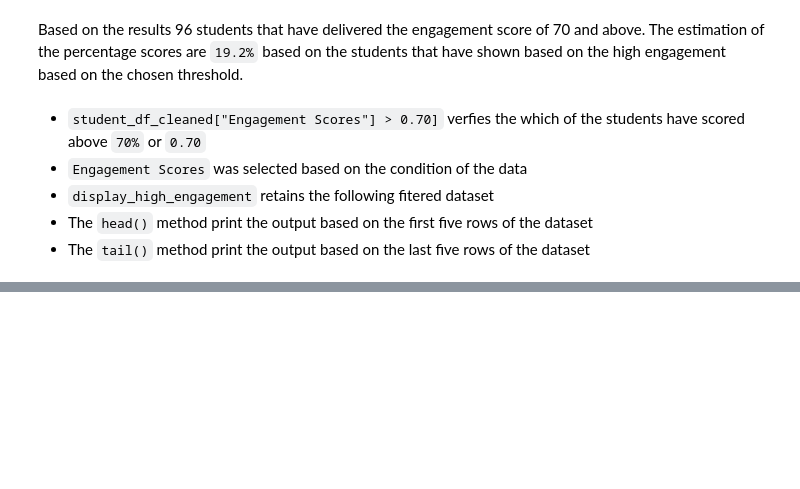
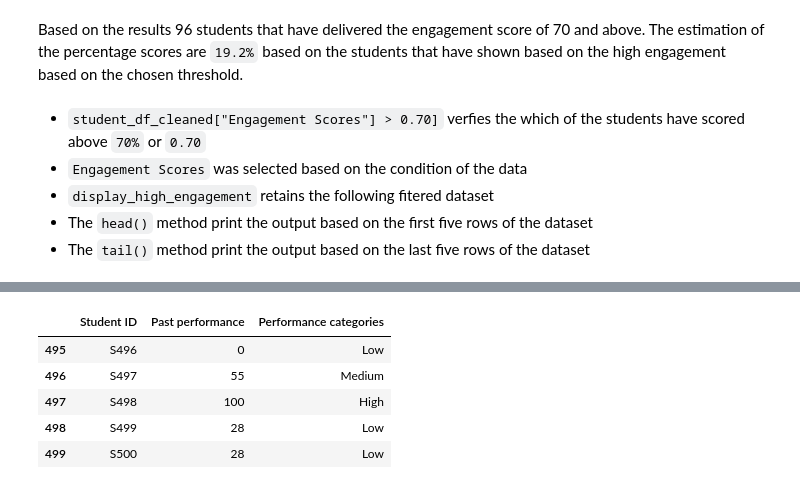
Before and after one commit to x26137216/CA1_AI_Programming, a Jupyter notebook: CA1_AI_Programming.ipynb, the cells around one changed output, grey strips where cells are left out. Cells and saved outputs as stored; diff of their text form; code cells hidden in the pictures; blank space fills up the shorter version.

```diff
--- a/CA1_AI_Programming.ipynb
+++ b/CA1_AI_Programming.ipynb
@@ -558,0 +577,10 @@ Based on the results 96 students that have delivered the engagement score of 70
+# %%
+# Showing the classifying performance using tail
+student_df_cleaned[["Student ID", "Past performance", "Performance categories"]].tail()
+# %% [output]
+|  | Student ID | Past performance | Performance categories |
+| 495 | S496 | 0 | Low |
+| 496 | S497 | 55 | Medium |
+| 497 | S498 | 100 | High |
+| 498 | S499 | 28 | Low |
+| 499 | S500 | 28 | Low |
```
Also changed, not shown: parts of 3 cells of this notebook.
